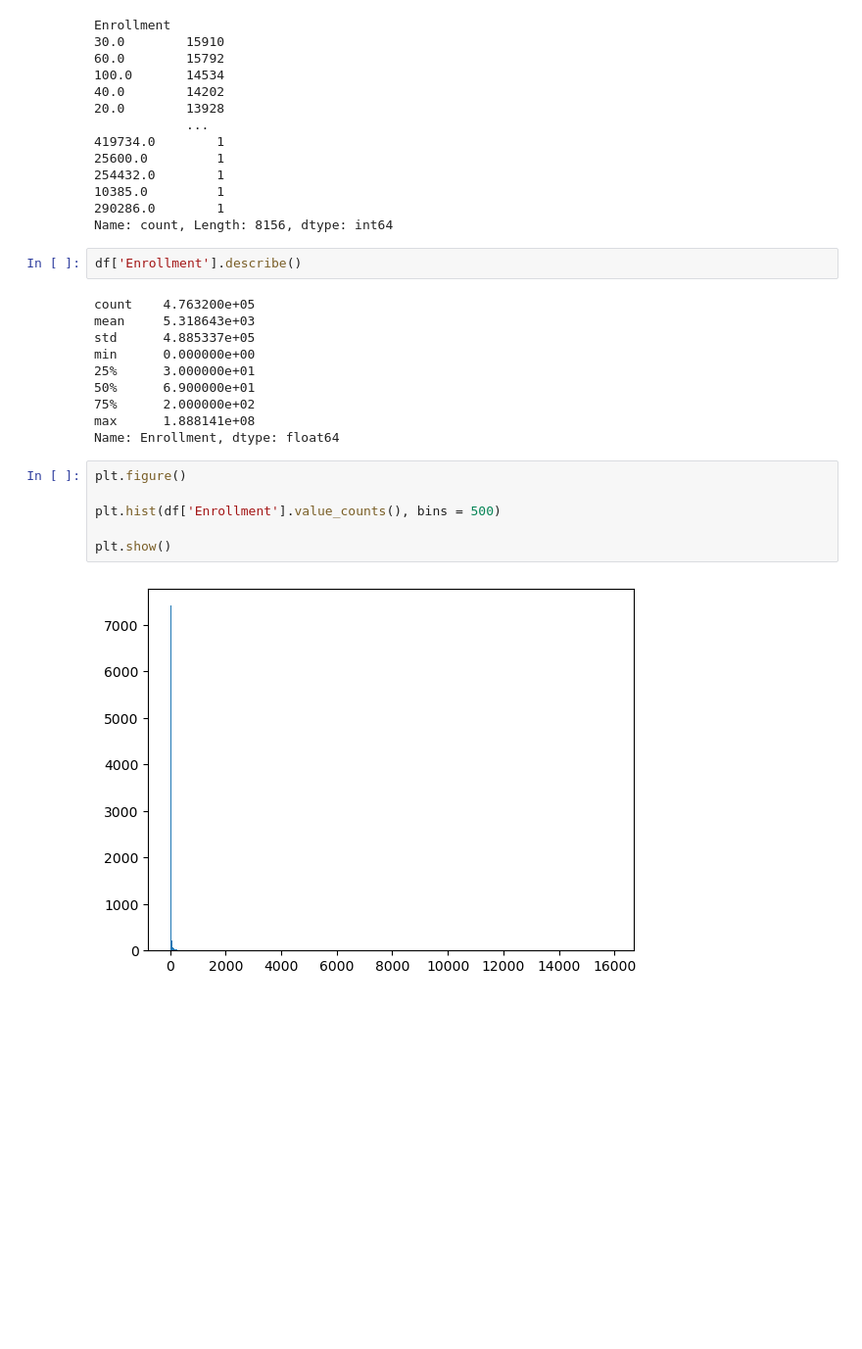
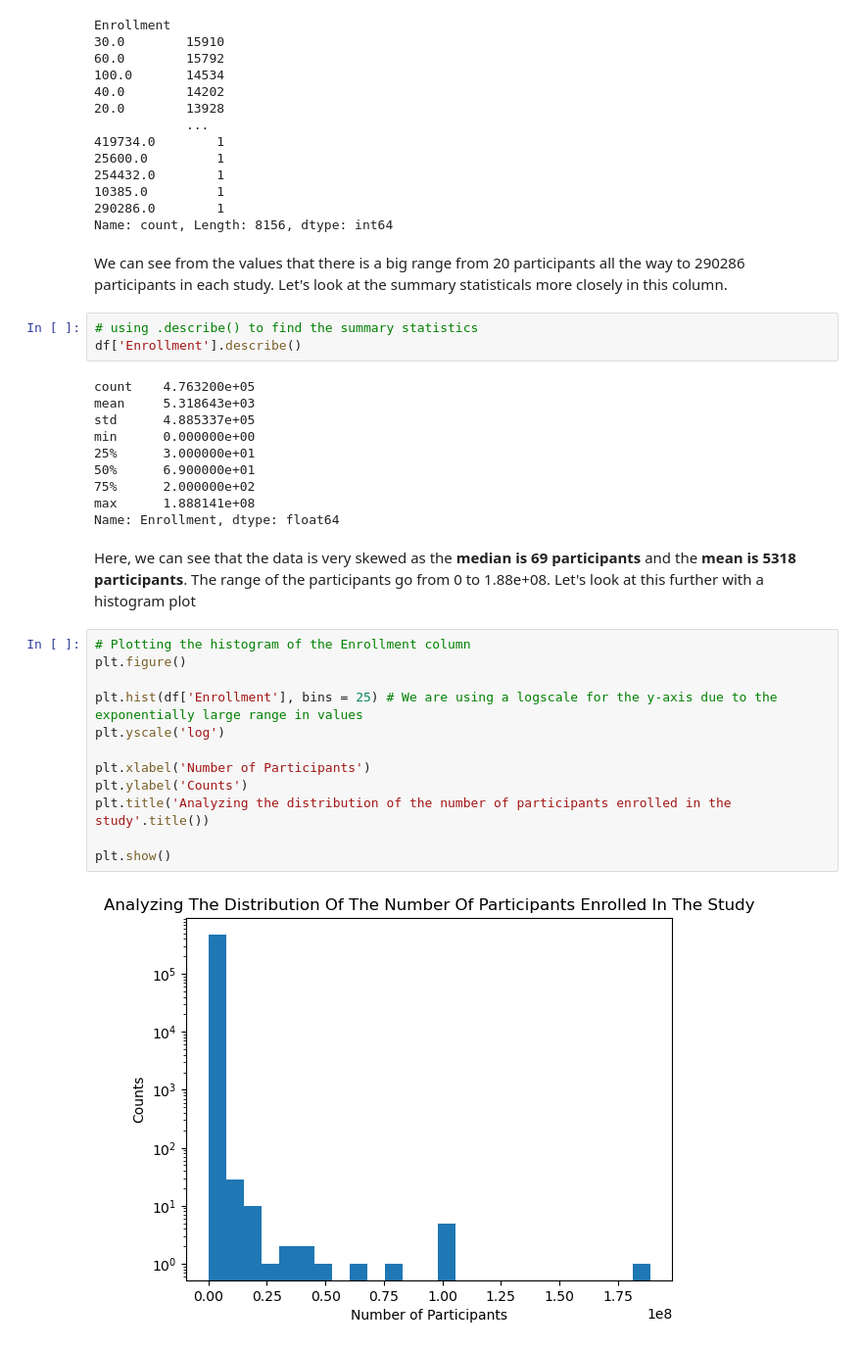
Before and after one commit to clem21chan/Clinical_Trials_Capstone, a Jupyter notebook: Notebooks/Capstone_Project.ipynb, the cells around one changed output. Shown: that part at 98% size. Drawn from its saved outputs; the diff is of its cells as text; blank space fills up the shorter version.

```diff
--- a/Notebooks/Capstone_Project.ipynb
+++ b/Notebooks/Capstone_Project.ipynb
@@ -748,7 +748,10 @@ Enrollment
 10385.0         1
 290286.0        1
 Name: count, Length: 8156, dtype: int64
+# %% [markdown]
+We can see from the values that there is a big range from 20 participants all the way to 290286 participants in each study. Let's look at the summary statisticals more closely in this column.
 # %%
+# using .describe() to find the summary statistics
 df['Enrollment'].describe()
 # %% [output]
 count    4.763200e+05
@@ -760,11 +763,19 @@ min      0.000000e+00
 75%      2.000000e+02
 max      1.888141e+08
 Name: Enrollment, dtype: float64
+# %% [markdown]
+Here, we can see that the data is very skewed as the **median is 69 participants** and the **mean is 5318 participants**. The range of the participants go from 0 to 1.88e+08. Let's look at this further with a histogram plot
 # %%
+# Plotting the histogram of the Enrollment column
 plt.figure()
 
-plt.hist(df['Enrollment'].value_counts(), bins = 500)
+plt.hist(df['Enrollment'], bins = 25) # We are using a logscale for the y-axis due to the exponentially large range in values
+plt.yscale('log')
+
+plt.xlabel('Number of Participants')
+plt.ylabel('Counts')
+plt.title('Analyzing the distribution of the number of participants enrolled in the study'.title())
 
 plt.show()
 # %% [output]
-[figure, old version]
+[figure, new version]
```
Also changed, not shown: parts of 71 cells of this notebook.
